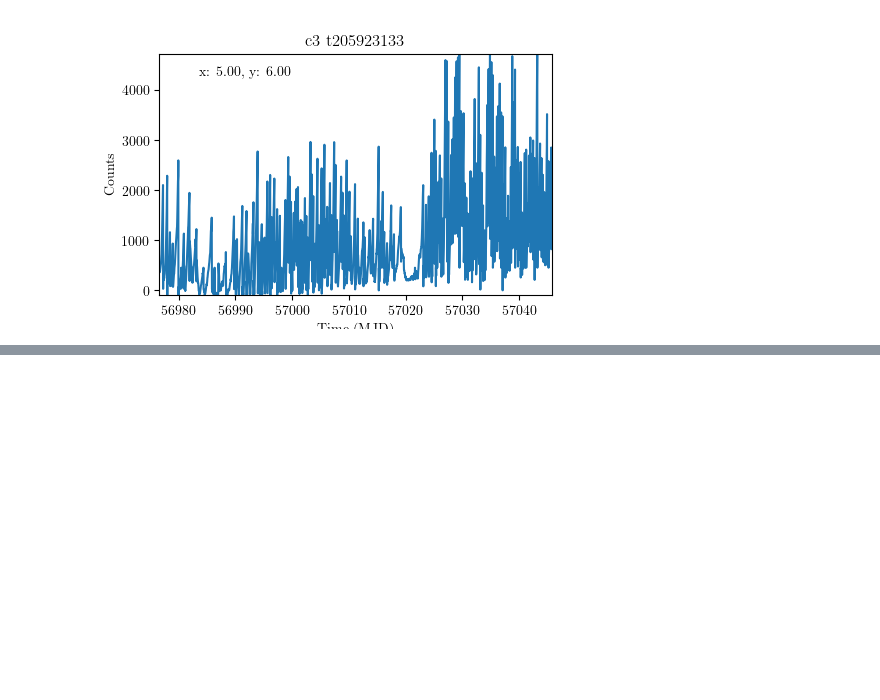
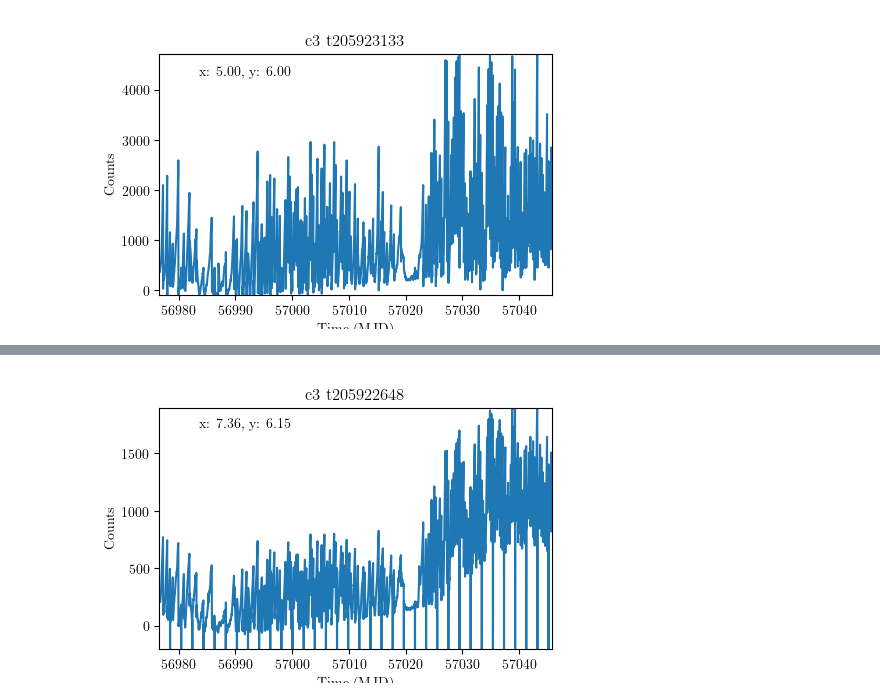
Before and after one commit to ZacharyLane1204/Kakapo, a Jupyter notebook: test_star.ipynb, the cells around one changed output, grey strips where cells are left out. Cells and saved outputs as stored; diff of their text form; code cells hidden in the pictures; blank space fills up the shorter version.

Commit message:
Before messing

```diff
--- a/test_star.ipynb
+++ b/test_star.ipynb
@@ -345,5 +417,7 @@ diffing(filename = '/Users/zgl12/Modules/Kakapo/crap_diff_image_t205923133_c3.np
 # %%
 diffing(filename = '/Users/zgl12/Modules/Kakapo/crap_diff_image_t205922648_c3.npy',
-        x = 7.36, y = 6.15, ind = 4, comp = False, save = True, name = 'SNe_comp_before')
+        x = 7.36, y = 6.15, ind = 4, comp = False, save = False, name = 'SNe_comp_before')
+# %% [output]
+[figure, added]
 # %%
 diffing(filename = '/Users/zgl12/Modules/Kakapo/crap_diff_image_t205922648_c3.npy',
```
Also changed, not shown: parts of 13 cells of this notebook, 8 other files.
